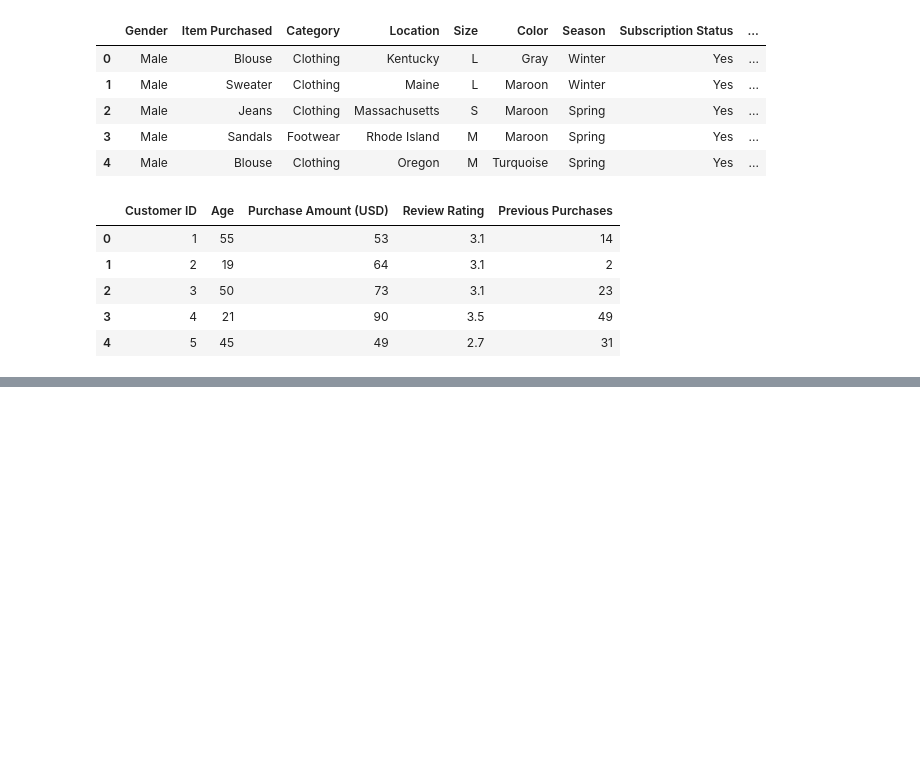
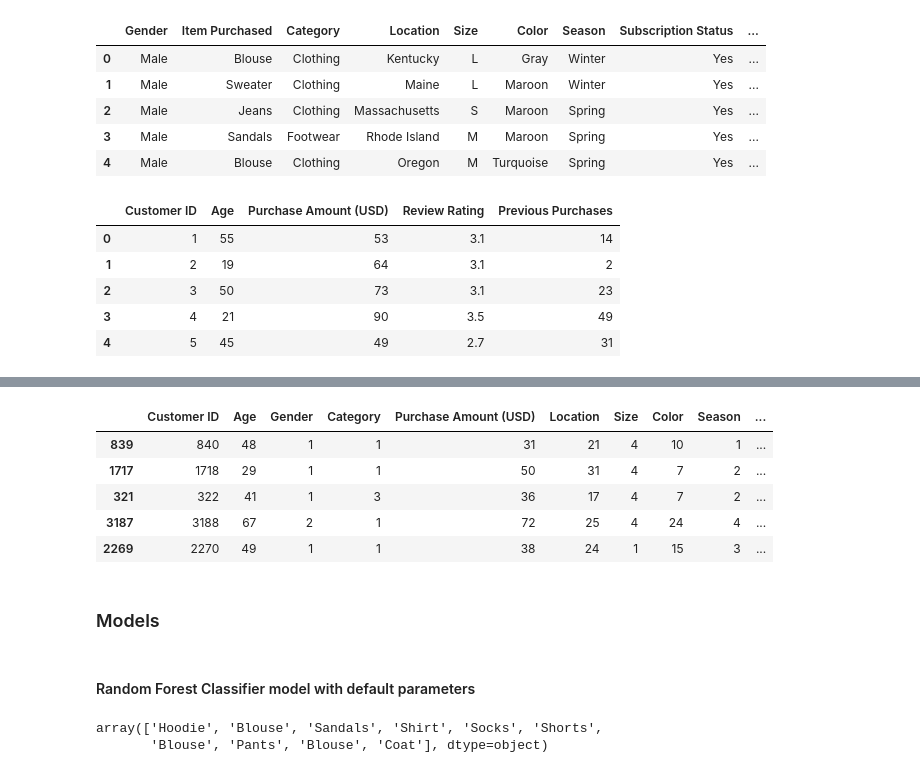
Before and after one commit to Paul-Ndirangu/Data-Science-Projects, a Jupyter notebook: shopping_trends/shopping_trends_modeling.ipynb, the cells around one changed output, grey strips where cells are left out. Drawn from its saved outputs; the diff is of its cells as text; code cells hidden in the pictures; blank space fills up the shorter version.

Commit message:
first model commit

```diff
--- a/shopping_trends/shopping_trends_modeling.ipynb
+++ b/shopping_trends/shopping_trends_modeling.ipynb
@@ -194,0 +213,27 @@ ModuleNotFoundError: No module named 'category_encoders'
+# %%
+X_test.head()
+# %% [output]
+|  | Customer ID | Age | Gender | Category | Purchase Amount (USD) | Location | Size | Color | Season | ... |
+| 839 | 840 | 48 | 1 | 1 | 31 | 21 | 4 | 10 | 1 | ... |
+| 1717 | 1718 | 29 | 1 | 1 | 50 | 31 | 4 | 7 | 2 | ... |
+| 321 | 322 | 41 | 1 | 3 | 36 | 17 | 4 | 7 | 2 | ... |
+| 3187 | 3188 | 67 | 2 | 1 | 72 | 25 | 4 | 24 | 4 | ... |
+| 2269 | 2270 | 49 | 1 | 1 | 38 | 24 | 1 | 15 | 3 | ... |
+# %% [markdown]
+### Models
+# %% [markdown]
+
+#### Random Forest Classifier model with default parameters
+# %%
+# instantiate the classifier
+rfc = RandomForestClassifier(random_state=0)
+
+# fit the model
+rfc.fit(X_train, y_train)
+
+# Predict the Test set results
+y_pred = rfc.predict(X_test)
+y_pred[:10]
+# %% [output]
+array(['Hoodie', 'Blouse', 'Sandals', 'Shirt', 'Socks', 'Shorts',
+       'Blouse', 'Pants', 'Blouse', 'Coat'], dtype=object)
```
Also changed, not shown: parts of 3 cells of this notebook, 1 other file.
